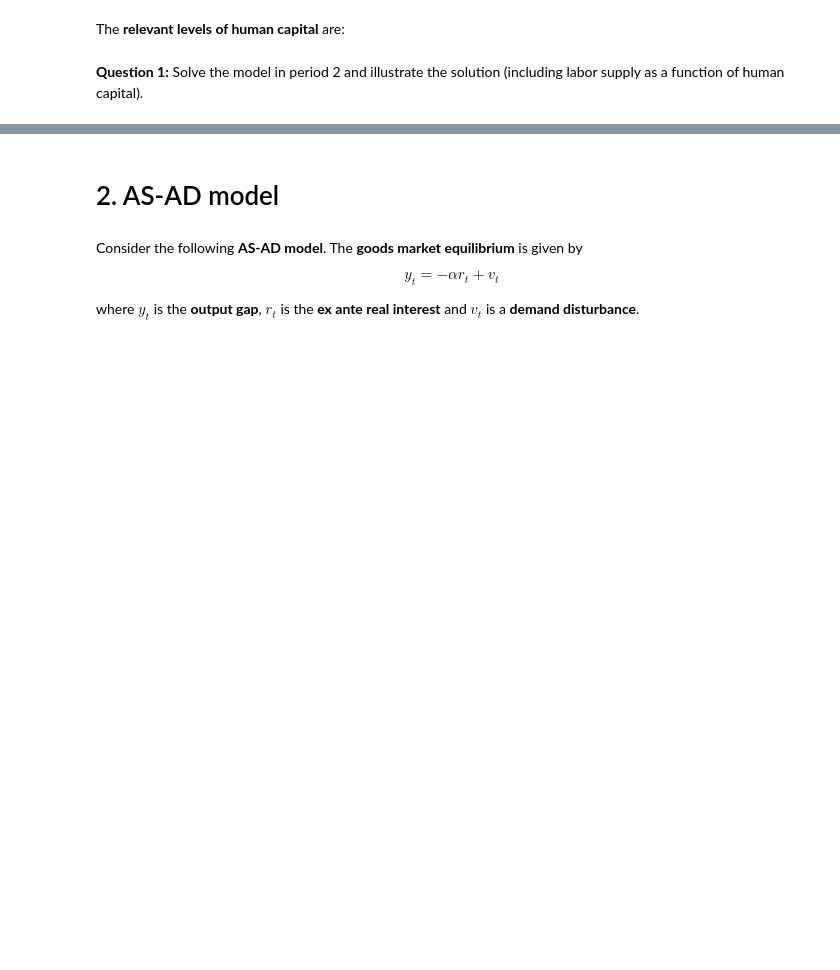
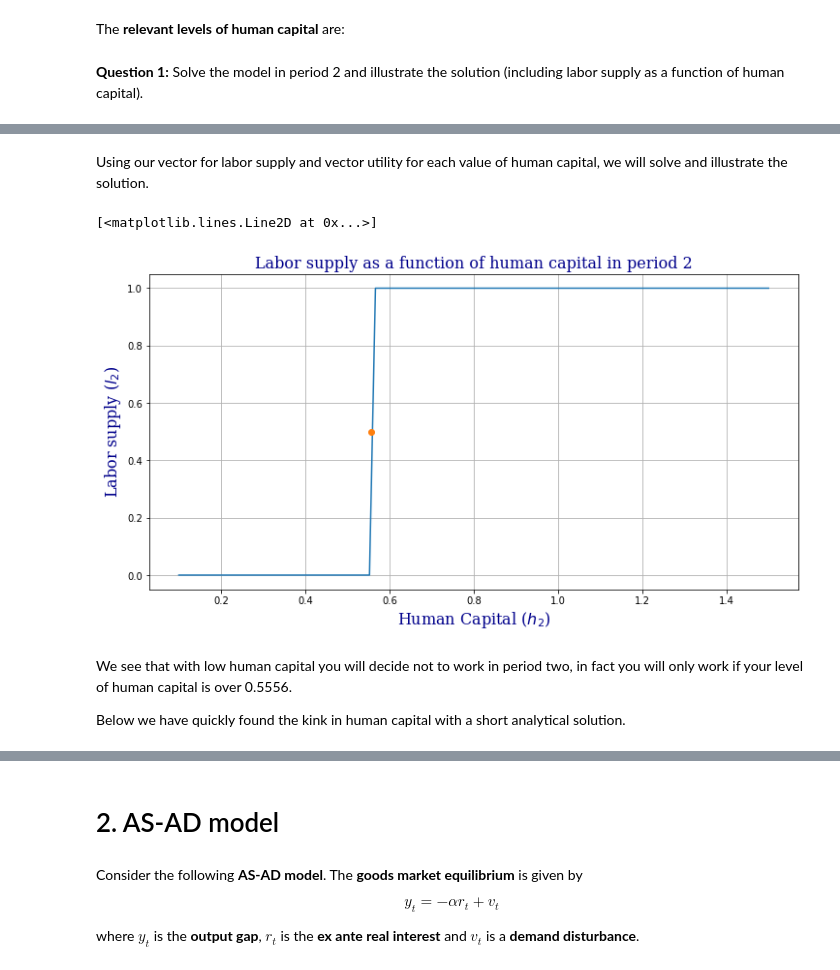
Before and after one commit to NumEconCopenhagen/projects-2019-nx31, a Jupyter notebook: examproject/examproject-T.ipynb, the cells around one changed output, grey strips where cells are left out. Drawn from its saved outputs; the diff is of its cells as text; code cells hidden in the pictures; blank space fills up the shorter version.

```diff
--- a/examproject/examproject-T.ipynb
+++ b/examproject/examproject-T.ipynb
@@ -92,0 +151,44 @@ We start by solving the model in period 2, we do this usi
+# %%
+def solve_period_2(rho,gamma,Delta):
+
+    # Vectors
+    l2_vec = np.empty(100)
+    v2_vec = np.empty(100)
+
+    # Solve for each h2
+    for i,h2 in enumerate(h_vec):
+
+        # to work or not to work; if utility is higher when not working, then you will not work, else you work
+        if v2(w,h2,1,b,rho,gamma) < v2(w,h2,0,b,rho,gamma):
+            l2_vec[i] = 0
+        else:
+            l2_vec[i] = 1
+
+        v2_vec[i] = v2(w,h2,l2_vec[i],b,rho,gamma)
+
+    return l2_vec, v2_vec
+# %% [markdown]
+Using our vector for labor supply and vector utility for each value of human capital, we will solve and illustrate the solution.
+# %%
+# Solving
+l2_vec,v2_vec = solve_period_2(rho,gamma,Delta)
+
+# Figure
+fig = plt.figure(figsize=(12,6))
+ax = fig.add_subplot(1,1,1)
+ax.plot(h_vec,l2_vec)
+
+# Labels
+font = {'family':'serif','color':'darkblue','weight':'normal','size': 16,}
+ax.set_xlabel('Human Capital ($h_2$)', fontdict=font)
+ax.set_ylabel('Labor supply ($l_2$)', fontdict=font)
+ax.set_title('Labor supply as a function of human capital in period 2', fontdict=font)
+ax.grid()
+ax.plot(0.5555555555555556,0.5,marker='o')
+# %% [output]
+[<matplotlib.lines.Line2D at 0x...>]
+[figure, added]
+# %% [markdown]
+We see that with low human capital you will decide not to work in period two, in fact you will only work if your level of human capital is over 0.5556.
+
+Below we have quickly found the kink in human capital with a short analytical solution.
```
Also changed, not shown: parts of 27 cells of this notebook.
